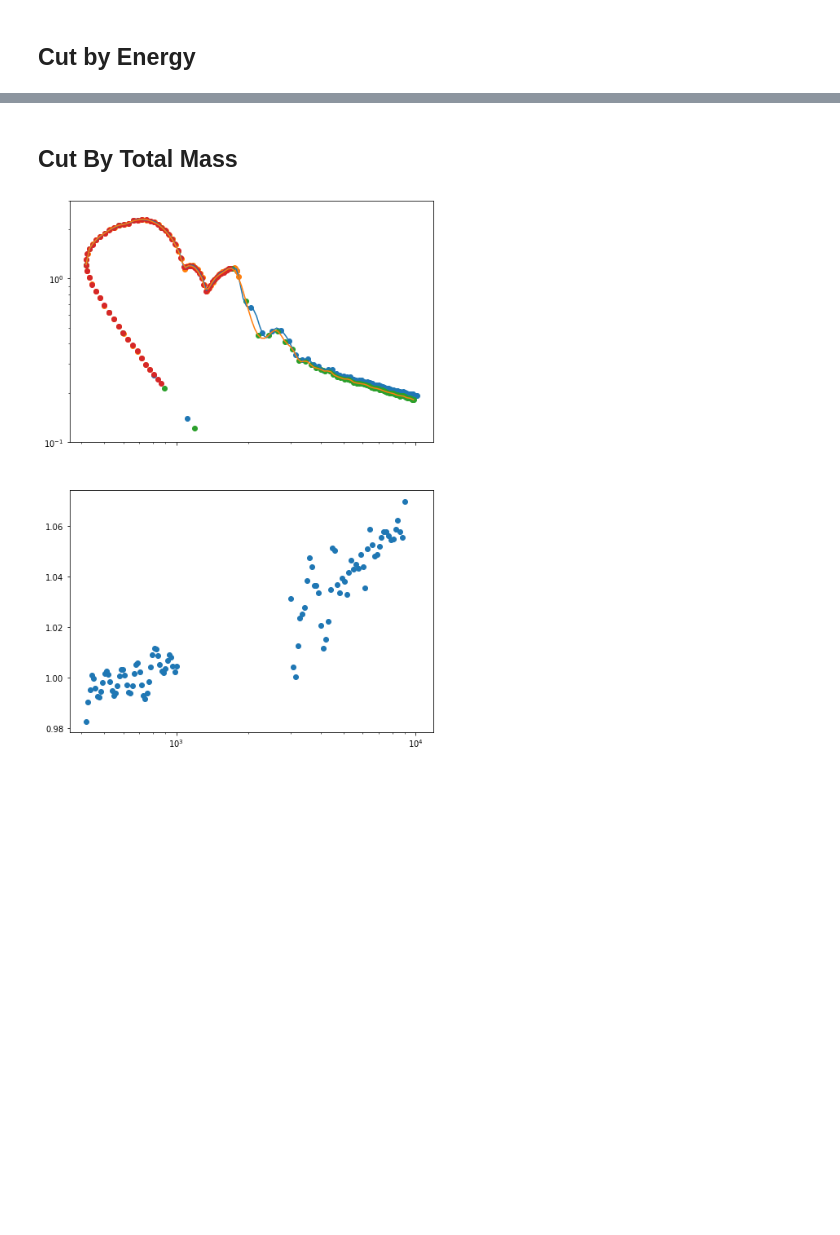
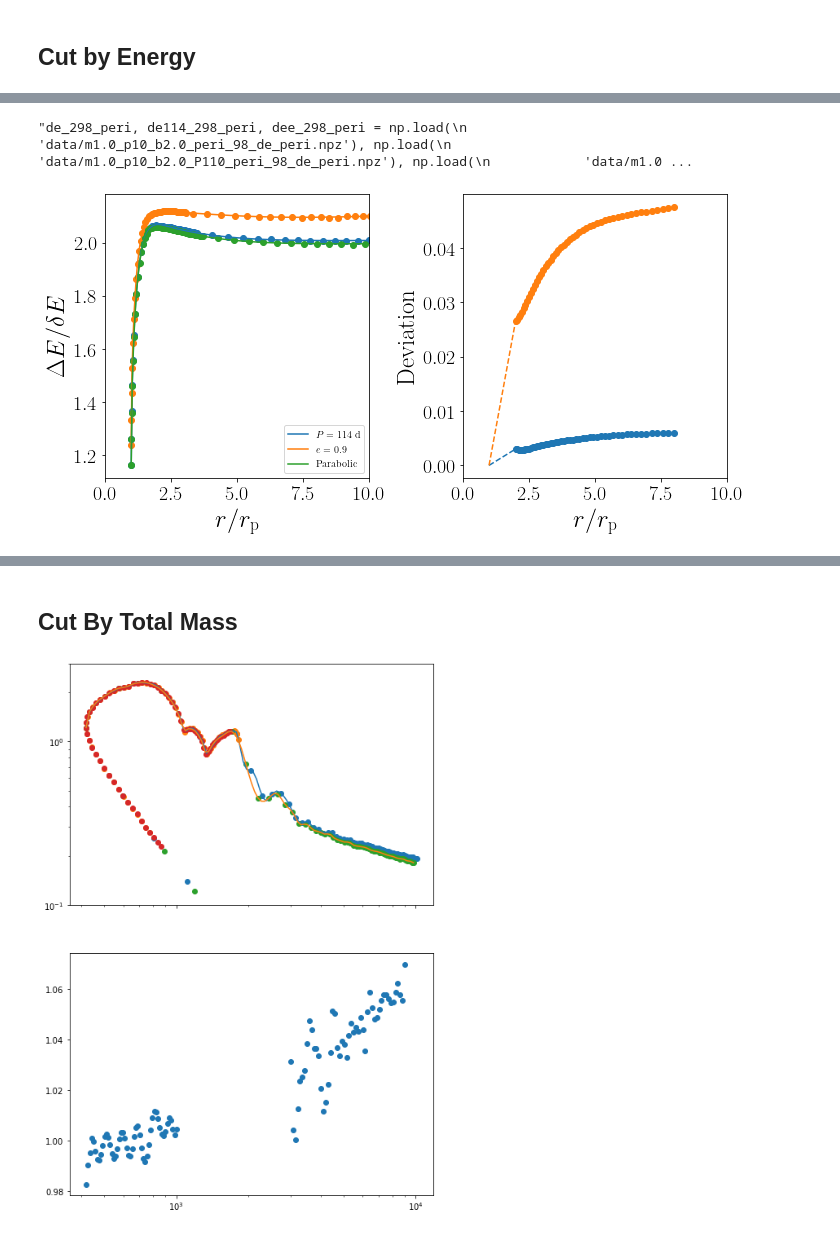
Before and after one commit to slowdivePTG/ASASSN-14ko, a Jupyter notebook: YT_Visualization/Energy Dispersion.ipynb, the cells around one changed output, grey strips where cells are left out. Cells and saved outputs as stored; diff of their text form; code cells hidden in the pictures; blank space fills up the shorter version.

```diff
--- a/YT_Visualization/Energy Dispersion.ipynb
+++ b/YT_Visualization/Energy Dispersion.ipynb
@@ -142,23 +133,20 @@ de_0898, de114_0898, dee_0898 = np.load(
 # %%
 de_198_peri, de114_198_peri, dee_198_peri = np.load(
-    'data/m1.0_p10_b1.0_peri_98_de_peri.npz'), np.load(
-        'data/m1.0_p10_b1.0_P110_peri_98_de_peri.npz'), np.load(
-            'data/m1.0_p10_b1.0_e9_peri_98_de_peri.npz')
+    'data/m1.0_p10_b1.0_peri_98_de.npz'), np.load(
+        'data/m1.0_p10_b1.0_P110_peri_98_de.npz'), np.load(
+            'data/m1.0_p10_b1.0_e9_peri_98_de.npz')
 
-de_190_peri, de114_190_peri, dee_190_peri = np.load(
-    'data/m1.0_p10_b1.0_peri_90_de_peri.npz'), np.load(
-        'data/m1.0_p10_b1.0_P110_peri_90_de_peri.npz'), np.load(
-            'data/m1.0_p10_b1.0_e9_peri_90_de_peri.npz')
+de_0899_peri, de114_0899_peri, dee_0899_peri = np.load(
+    'data/m1.0_p10_b0.8_peri_99_de.npz'), np.load(
+        'data/m1.0_p10_b0.8_P110_peri_99_de.npz'), np.load(
+            'data/m1.0_p10_b0.8_e9_peri_99_de.npz')
 
-de_0898_peri, de114_0898_peri, dee_0898_peri = np.load(
-    'data/m1.0_p10_b0.8_peri_98_de_peri.npz'), np.load(
-        'data/m1.0_p10_b0.8_P110_peri_98_de_peri.npz'), np.load(
-            'data/m1.0_p10_b0.8_e9_peri_98_de_peri.npz')
-
-de_298_peri, de114_298_peri, dee_298_peri = np.load(
+'''de_298_peri, de114_298_peri, dee_298_peri = np.load(
     'data/m1.0_p10_b2.0_peri_98_de_peri.npz'), np.load(
         'data/m1.0_p10_b2.0_P110_peri_98_de_peri.npz'), np.load(
-            'data/m1.0_p10_b2.0_e9_peri_98_de_peri.npz')
+            'data/m1.0_p10_b2.0_e9_peri_98_de_peri.npz')'''
+# %% [output]
+"de_298_peri, de114_298_peri, dee_298_peri = np.load(\n    'data/m1.0_p10_b2.0_peri_98_de_peri.npz'), np.load(\n        'data/m1.0_p10_b2.0_P110_peri_98_de_peri.npz'), np.load(\n            'data/m1.0 ...
 # %%
 de_198 = combine(de_198, de_198_peri)
 de114_198 = combine(de114_198, de114_198_peri)
@@ -174 +217,10 @@ dee_0898 = combine(dee_0898, dee_0898_peri)
+# %%
+f = plot_de(de_198,
+            de114_198,
+            dee_198,
+            rp1=(de_198_peri['x'] * u.cm).in_units('Rsun').min())
+#f.savefig('DeltaE_radius.pdf', b)
+#plot_de(de_190, de114_190, dee_190, rp1=rp1)
+# %% [output]
+[figure, added]
 # %%
```
Also changed, not shown: parts of 11 cells of this notebook, 3 other files.
